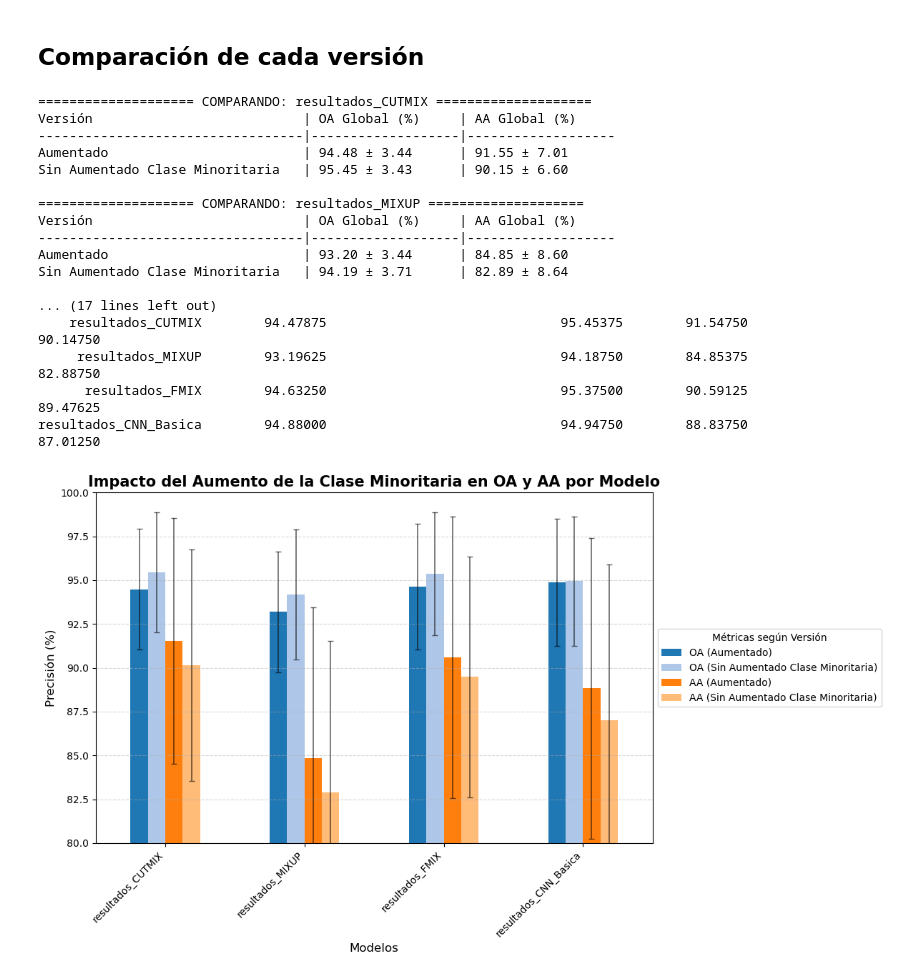
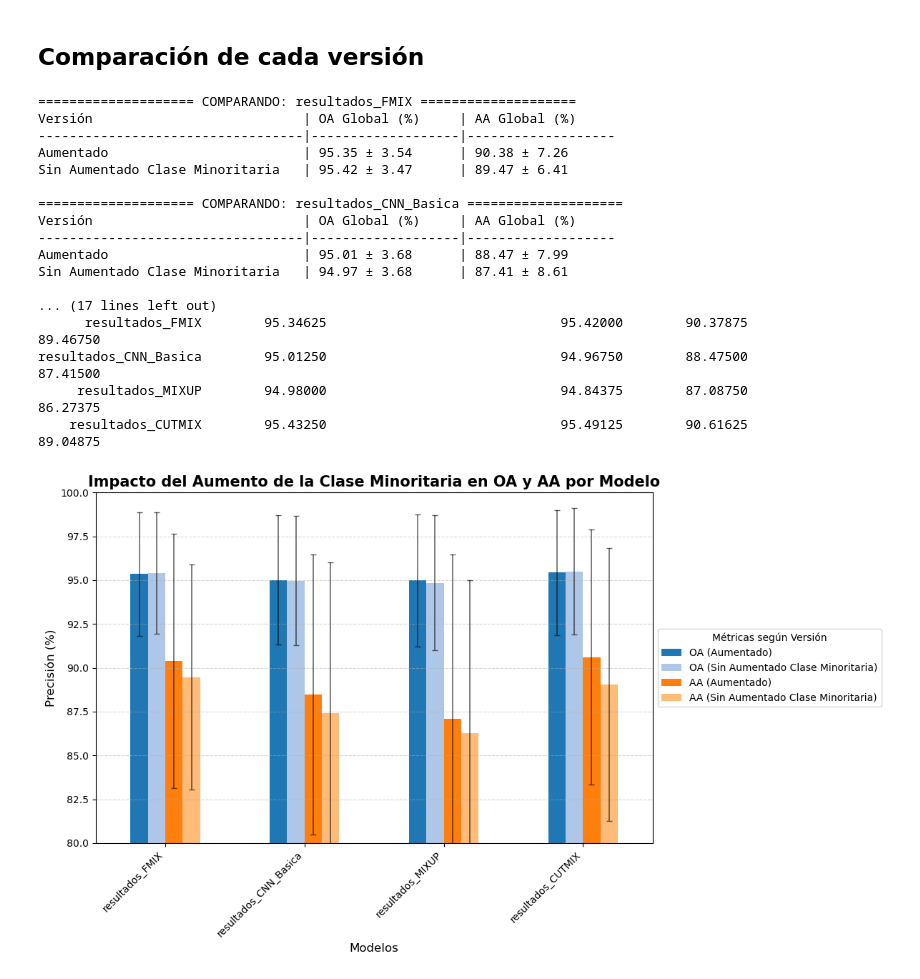
Before and after one commit to DBR5823/TFG_DanielBerdullasRey, a Jupyter notebook: creacionTablas.ipynb, the cells around one changed output. Saved outputs shown, nothing was run; the diff lists cells and outputs as text; code cells hidden in the pictures.

Commit message:
PRUEBAS FINALIZADAS

```diff
--- a/creacionTablas.ipynb
+++ b/creacionTablas.ipynb
@@ -28,6 +148,7 @@ def procesar_log_detallado(ruta_archivo):
         dataset_name = lineas[0].split('*')[0].strip()
 
         #2. Extraemos el OA y AA finales obtenidos sobre el dataset (OA Final y AA FInal)
+        # Modificado para capturar también el valor tras el ± (grupo 2)
         oa_match = re.search(r"OA Final:\s*([\d.]+)%\s*±\s*([\d.]+)%", seccion)
         aa_match = re.search(r"AA Final:\s*([\d.]+)%\s*±\s*([\d.]+)%", seccion)
 
@@ -36,7 +157,9 @@ def procesar_log_detallado(ruta_archivo):
             resumen_data.append({
                 "Dataset": dataset_name,
                 "OA (%)": float(oa_match.group(1)),
-                "AA (%)": float(aa_match.group(1))
+                "std OA (%)": float(oa_match.group(2)), # Nueva columna: Desviación OA
+                "AA (%)": float(aa_match.group(1)),
+                "std AA (%)": float(aa_match.group(2))  # Nueva columna: Desviación AA
             })
 
         #3. Extraemos el accuracy obtenido para cada clase (presentes en la subsección Accuracy por clase, la cual acaba con guines (-----))
@@ -293,8 +407,7 @@ def procesar_log_detallado(ruta_archivo):
     return df_resumen, df_stats, df_clases_wide
 
 
-# --- EJECUCIÓN Y COMPARACIÓN ---
-carpeta_v1 = "resultadosPruebas" # Con aumentado (Aumentado)
+carpeta_v1 = "Codigos_AumentadoClaseMinoritaria/resultadosPruebas" # Con aumentado (Aumentado)
 carpeta_v2 = "Codigos_no_clase_minoritaria/resultadosPruebas" # Sin aumentado
 
 # Obtenemos solo los nombres de archivo para buscar coincidencias
@@ -377,41 +490,41 @@ if datos_comparacion:
 
     # Graficar
     df_medias.plot(
         kind='bar',
         yerr=df_errores,
         capsize=3,
         error_kw={'alpha': 0.6, 'lw': 1.2},
         figsize=(12, 7),
         color=colores
     )
 
     plt.title('Impacto del Aumento de la Clase Minoritaria en OA y AA por Modelo', fontsize=15, fontweight='bold')
     plt.xlabel('Modelos', fontsize=12)
     plt.ylabel('Precisión (%)', fontsize=12)
     plt.xticks(rotation=45, ha='right')
     plt.ylim(80, 100)
     # Movemos un poco la leyenda para que el texto largo no tape las barras
     plt.legend(title='Métricas según Versión', loc='center left', bbox_to_anchor=(1, 0.5))
     plt.grid(axis='y', linestyle='--', alpha=0.5)
 
     plt.tight_layout()
     plt.show()
 # %% [output]
-==================== COMPARANDO: resultados_CUTMIX ====================
+==================== COMPARANDO: resultados_FMIX ====================
 Versión                           | OA Global (%)     | AA Global (%)
 ----------------------------------|-------------------|-------------------
-Aumentado                         | 94.48 ± 3.44      | 91.55 ± 7.01
-Sin Aumentado Clase Minoritaria   | 95.45 ± 3.43      | 90.15 ± 6.60
+Aumentado                         | 95.35 ± 3.54      | 90.38 ± 7.26
+Sin Aumentado Clase Minoritaria   | 95.42 ± 3.47      | 89.47 ± 6.41
 
-==================== COMPARANDO: resultados_MIXUP ====================
+==================== COMPARANDO: resultados_CNN_Basica ====================
 Versión                           | OA Global (%)     | AA Global (%)
 ----------------------------------|-------------------|-------------------
-Aumentado                         | 93.20 ± 3.44      | 84.85 ± 8.60
-Sin Aumentado Clase Minoritaria   | 94.19 ± 3.71      | 82.89 ± 8.64
+Aumentado                         | 95.01 ± 3.68      | 88.47 ± 7.99
+Sin Aumentado Clase Minoritaria   | 94.97 ± 3.68      | 87.41 ± 8.61
 
 ... (17 lines left out)
-    resultados_CUTMIX        94.47875                              95.45375        91.54750                              90.14750
-     resultados_MIXUP        93.19625                              94.18750        84.85375                              82.88750
-      resultados_FMIX        94.63250                              95.37500        90.59125                              89.47625
-resultados_CNN_Basica        94.88000                              94.94750        88.83750                              87.01250
+      resultados_FMIX        95.34625                              95.42000        90.37875                              89.46750
+resultados_CNN_Basica        95.01250                              94.96750        88.47500                              87.41500
+     resultados_MIXUP        94.98000                              94.84375        87.08750                              86.27375
+    resultados_CUTMIX        95.43250                              95.49125        90.61625                              89.04875
-[figure, old version]
+[figure, new version]
```
Also changed, not shown: parts of 7 cells of this notebook, 32 other files.
